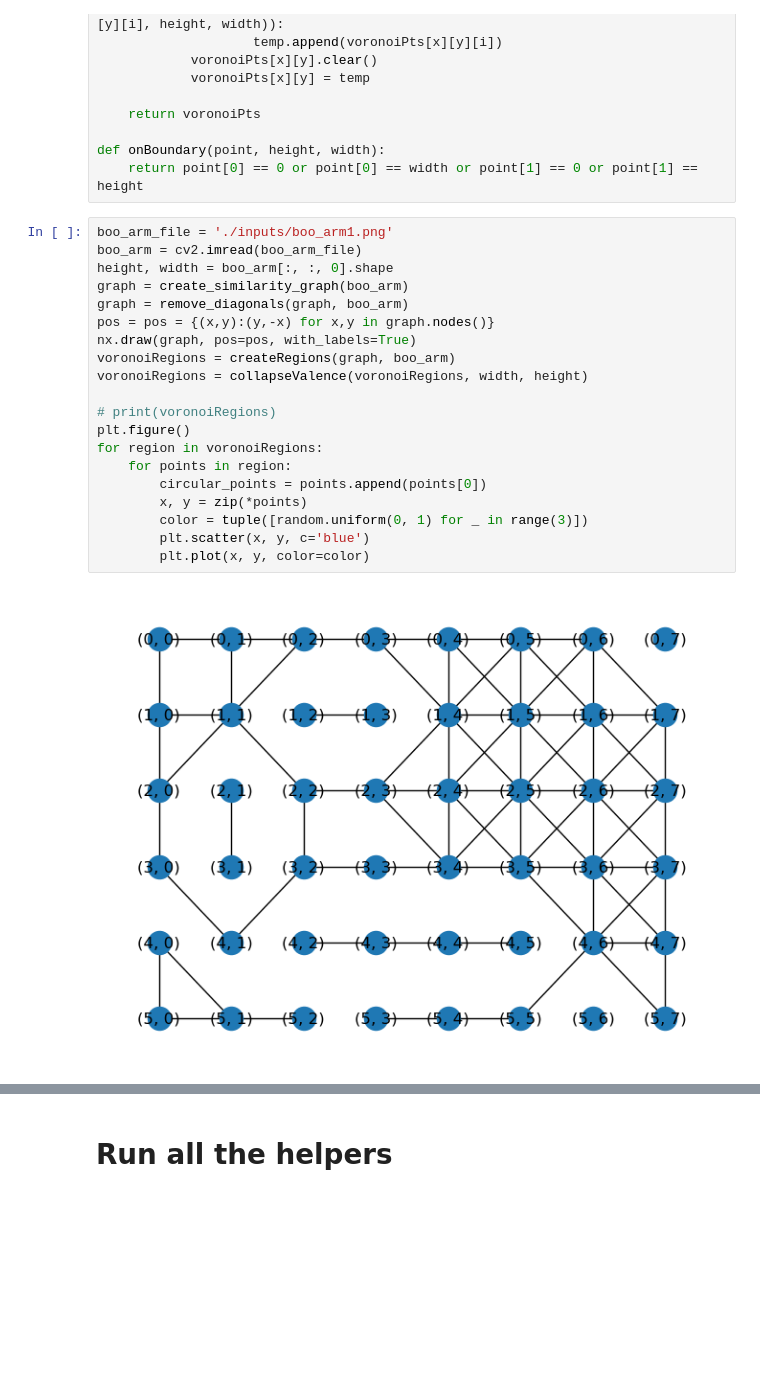
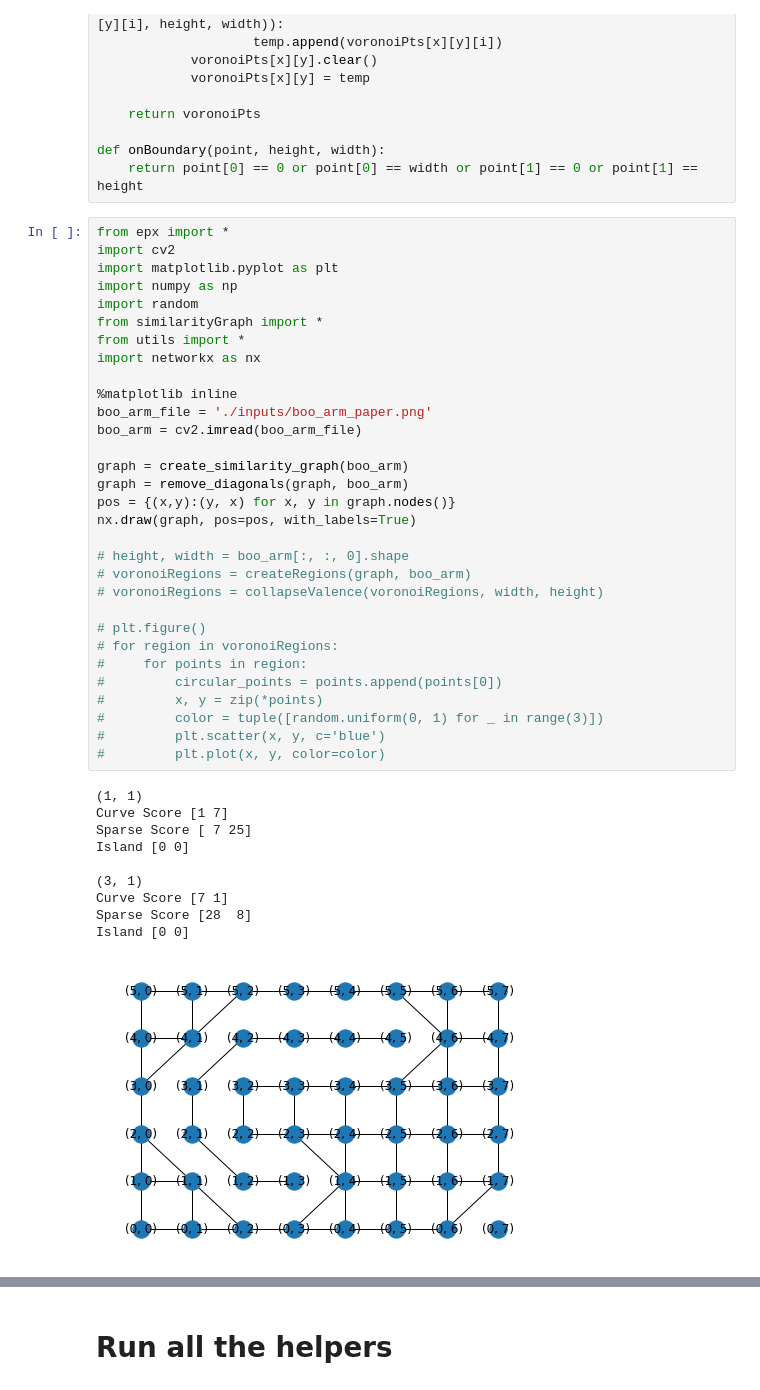
Before and after one commit to josephjkuang/pixel_art, a Jupyter notebook: Upscale.ipynb, the cells around one changed output, grey strips where cells are left out. Saved outputs shown, nothing was run; the diff lists cells and outputs as text; blank space fills up the shorter version.

```diff
--- a/Upscale.ipynb
+++ b/Upscale.ipynb
@@ -155,24 +155,44 @@ def collapseValence(voronoiPts, width, height):
 def onBoundary(point, height, width):
 	return point[0] == 0 or point[0] == width or point[1] == 0 or point[1] == height
 # %%
-boo_arm_file = './inputs/boo_arm1.png'
+from epx import *
+import cv2
+import matplotlib.pyplot as plt
+import numpy as np
+import random
+from similarityGraph import *
+from utils import *
+import networkx as nx
+
+%matplotlib inline
+boo_arm_file = './inputs/boo_arm_paper.png'
 boo_arm = cv2.imread(boo_arm_file)
-height, width = boo_arm[:, :, 0].shape
+
 graph = create_similarity_graph(boo_arm)
 graph = remove_diagonals(graph, boo_arm)
-pos = pos = {(x,y):(y,-x) for x,y in graph.nodes()}
+pos = {(x,y):(y, x) for x, y in graph.nodes()}
 nx.draw(graph, pos=pos, with_labels=True)
-voronoiRegions = createRegions(graph, boo_arm)
-voronoiRegions = collapseValence(voronoiRegions, width, height)
 
-# print(voronoiRegions)
-plt.figure()
-for region in voronoiRegions:
-    for points in region:
-        circular_points = points.append(points[0])
-        x, y = zip(*points)
-        color = tuple([random.uniform(0, 1) for _ in range(3)])
-        plt.scatter(x, y, c='blue')
-        plt.plot(x, y, color=color)
+# height, width = boo_arm[:, :, 0].shape
+# voronoiRegions = createRegions(graph, boo_arm)
+# voronoiRegions = collapseValence(voronoiRegions, width, height)
+
+# plt.figure()
+# for region in voronoiRegions:
+#     for points in region:
+#         circular_points = points.append(points[0])
+#         x, y = zip(*points)
+#         color = tuple([random.uniform(0, 1) for _ in range(3)])
+#         plt.scatter(x, y, c='blue')
+#         plt.plot(x, y, color=color)
 # %% [output]
+(1, 1)
+Curve Score [1 7]
+Sparse Score [ 7 25]
+Island [0 0]
+
+(3, 1)
+Curve Score [7 1]
+Sparse Score [28  8]
+Island [0 0]
-[figure, old version]
+[figure, new version]
```
Also changed, not shown: parts of 1 cell of this notebook, 2 other files.
